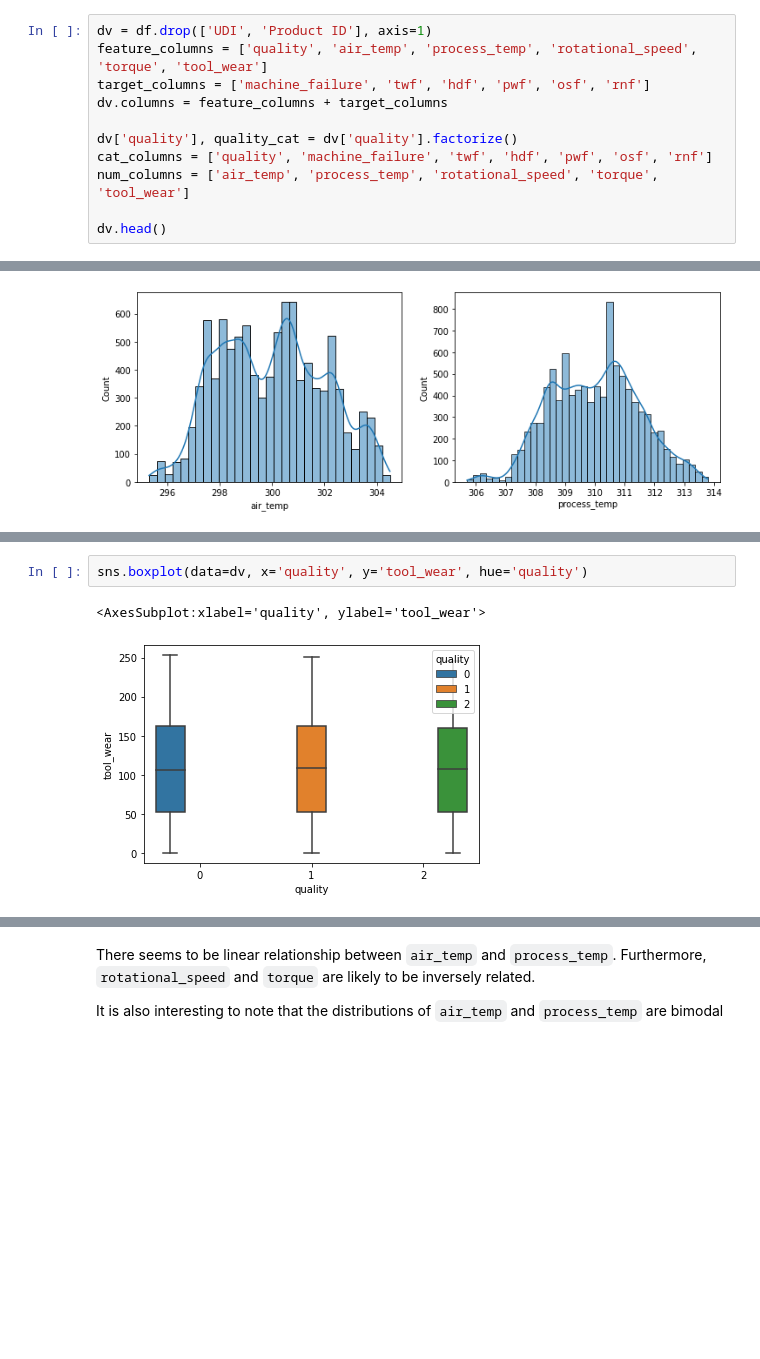
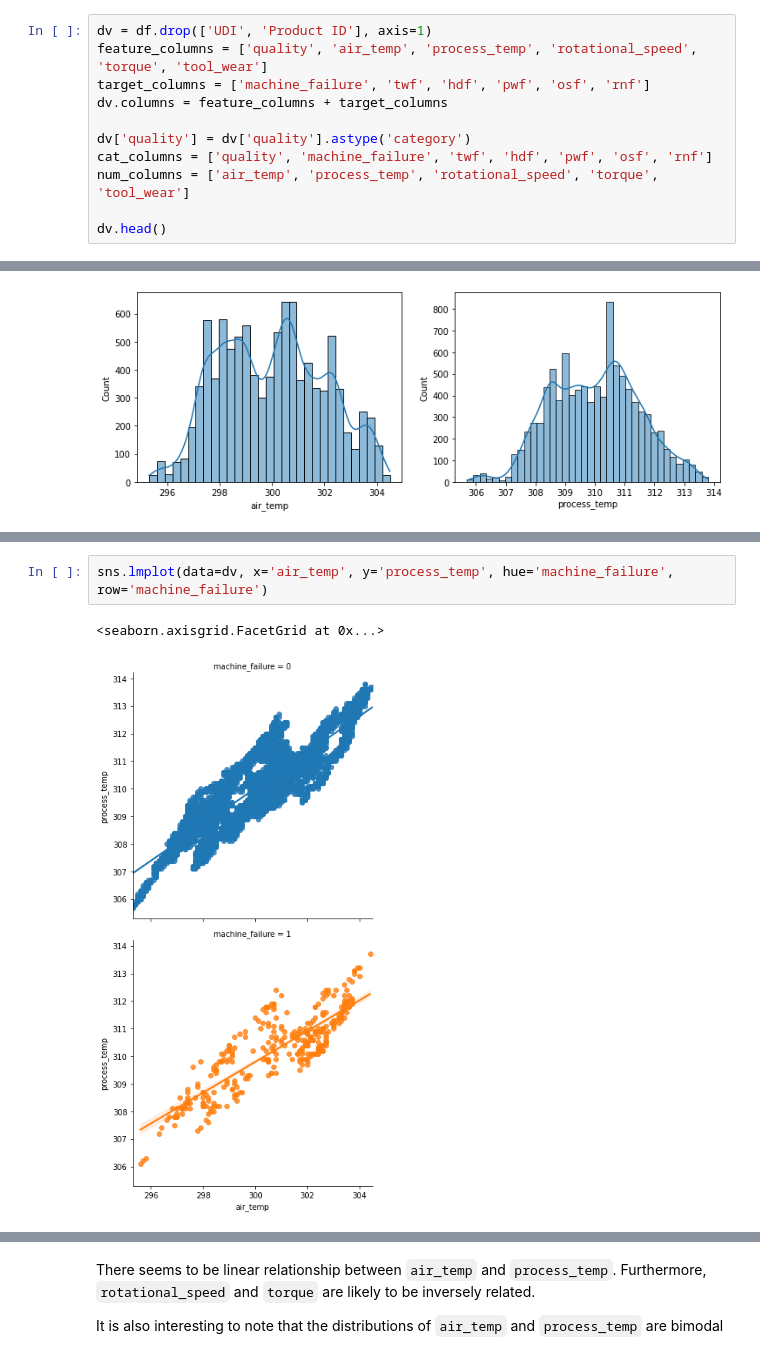
Before and after one commit to claudeonrs/predictive-maintenance, a Jupyter notebook: maintenance.ipynb, the cells around one changed output, grey strips where cells are left out. Drawn from its saved outputs; the diff is of its cells as text; blank space fills up the shorter version.

```diff
--- a/maintenance.ipynb
+++ b/maintenance.ipynb
@@ -67,7 +70,7 @@ feature_columns = ['quality', 'air_temp', 'process_temp', 'rotational_speed', 't
 target_columns = ['machine_failure', 'twf', 'hdf', 'pwf', 'osf', 'rnf']
 dv.columns = feature_columns + target_columns
 
-dv['quality'], quality_cat = dv['quality'].factorize()
+dv['quality'] = dv['quality'].astype('category')
 cat_columns = ['quality', 'machine_failure', 'twf', 'hdf', 'pwf', 'osf', 'rnf']
 num_columns = ['air_temp', 'process_temp', 'rotational_speed', 'torque', 'tool_wear']
 
@@ -107,5 +123,5 @@ sns.histplot(data=dv, x='process_temp', kde=True, ax=ax[1])
 # %%
-sns.boxplot(data=dv, x='quality', y='tool_wear', hue='quality')
+sns.lmplot(data=dv, x='air_temp', y='process_temp', hue='machine_failure', row='machine_failure')
 # %% [output]
-<AxesSubplot:xlabel='quality', ylabel='tool_wear'>
+<seaborn.axisgrid.FacetGrid at 0x...>
-[figure, old version]
+[figure, new version]
```
Also changed, not shown: parts of 30 cells of this notebook, 5 other files.
